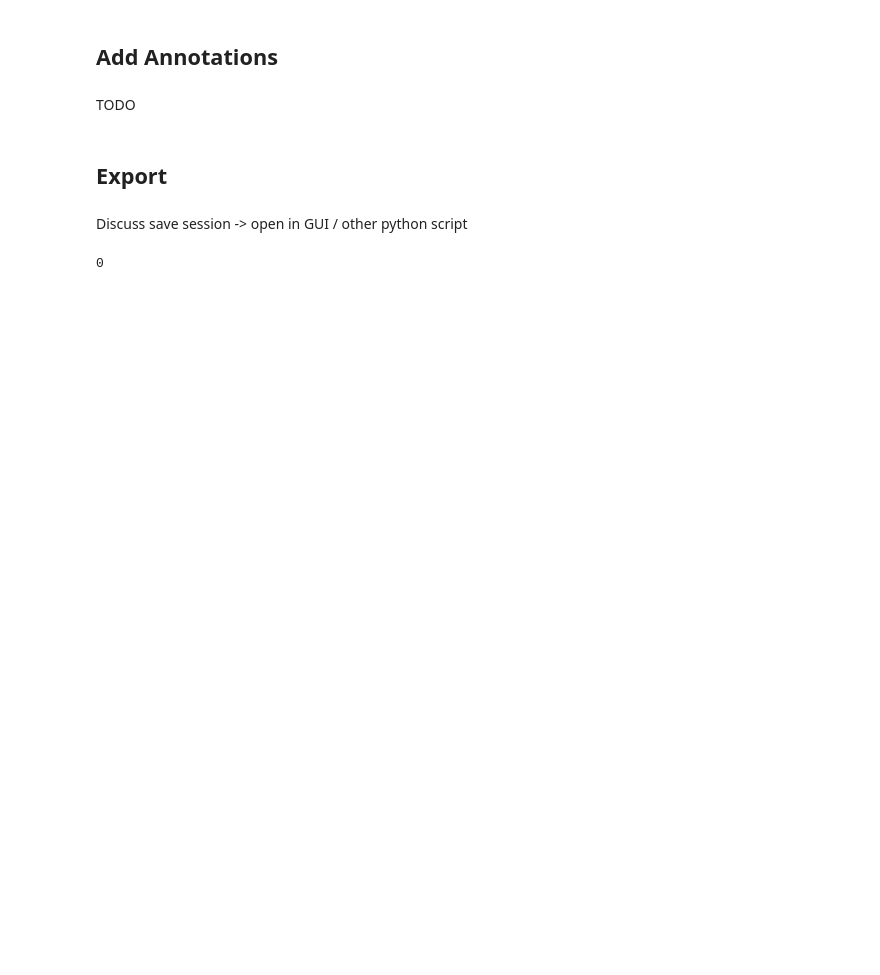
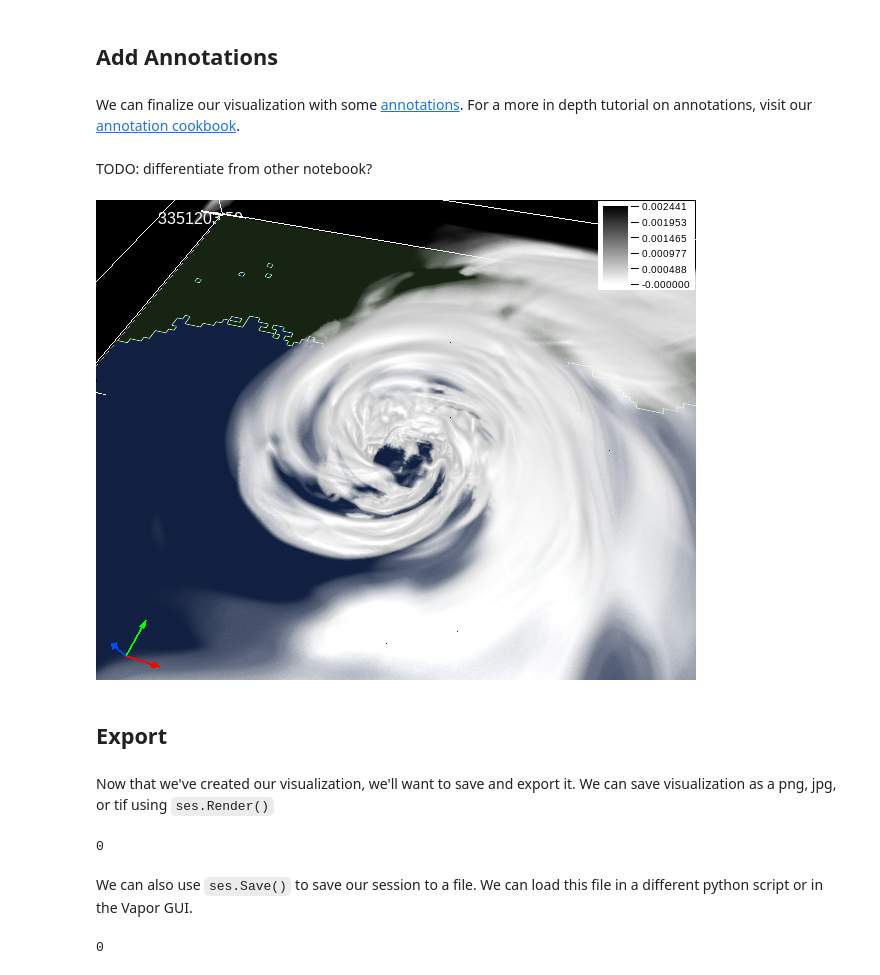
Before and after one commit to ProjectPythia/vapor-python-cookbook, a Jupyter notebook: notebooks/overview.ipynb, the cells around one changed output. Cells and saved outputs as stored; diff of their text form; code cells hidden in the pictures; blank space fills up the shorter version.

Commit message:
Annotation and export draft

```diff
--- a/notebooks/overview.ipynb
+++ b/notebooks/overview.ipynb
@@ -125,12 +125,34 @@ anim.Show()
 [interactive output not drawn]
 # %% [markdown]
 ## Add Annotations
-# %% [markdown]
-TODO
+# %% [markdown]
+We can finalize our visualization with some [annotations](https://ncar.github.io/VaporDocumentationWebsite/pythonAPIReference/userModules/vapor.annotations.html). For a more in depth tutorial on annotations, visit our [annotation cookbook](https://projectpythia.org/vapor-python-cookbook/notebooks/annotation_example.html).
+# %% [markdown]
+TODO: differentiate from other notebook?
+# %%
+colorbar = clouds.GetColorbarAnnotation()
+colorbar.SetEnabled(True)
+colorbar.SetCornerPosition((1,1))
+
+axis = ses.GetAxisAnnotations()
+axis.SetAxisAnnotationEnabled(True)
+
+scene = ses.GetSceneAnnotations()
+scene.SetAxisArrowEnabled(True)
+
+ses.Show()
+# %% [output]
+[figure, added]
 # %% [markdown]
 ## Export
-# %% [markdown]
-Discuss save session -> open in GUI / other python script
+# %% [markdown]
+Now that we've created our visualization, we'll want to save and export it. We can save visualization as a png, jpg, or tif using `ses.Render()`
+# %%
+ses.Render("Katrina.tif")
+# %% [output]
+0
+# %% [markdown]
+We can also use `ses.Save()` to save our session to a file. We can load this file in a different python script or in the Vapor GUI.
 # %%
 ses.Save("Katrina.vs3")
 # %% [output]
```
Also changed, not shown: parts of 6 cells of this notebook.
